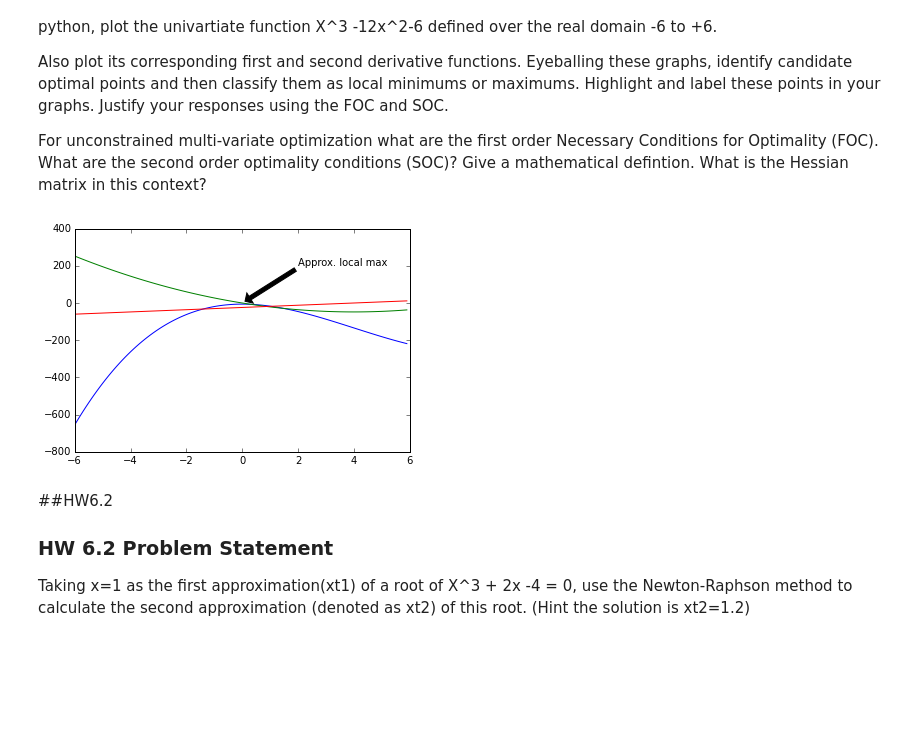
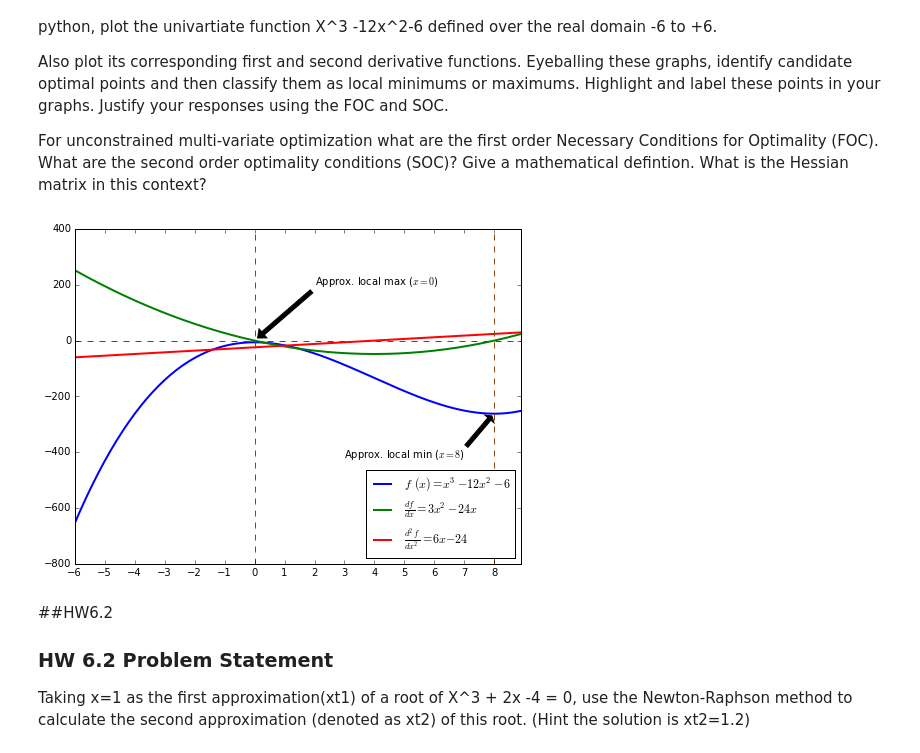
Before and after one commit to nickhamlin/mids_261_homework, a Jupyter notebook: HW6/MIDS-W261-2015-HWK-Week06-Hamlin-Thomas-Baek-Danish.ipynb, the cells around one changed output. Cells and saved outputs as stored; diff of their text form; code cells hidden in the pictures; blank space fills up the shorter version.

Commit message:
Adding Tigi's awesome plot

```diff
--- a/HW6/MIDS-W261-2015-HWK-Week06-Hamlin-Thomas-Baek-Danish.ipynb
+++ b/HW6/MIDS-W261-2015-HWK-Week06-Hamlin-Thomas-Baek-Danish.ipynb
@@ -44,36 +44,44 @@ Also plot its corresponding first and second derivative functions. Eyeballing th
 
 For unconstrained multi-variate optimization what are the first order  Necessary Conditions for Optimality (FOC).  What are the second order optimality conditions (SOC)? Give a mathematical defintion. What is the Hessian matrix in this context?
 # %%
-import numpy as np
-import pylab as plt
-
 def f(x):
     """The function in question"""
     return x**3-12*x**2-6
 
 def dev1f(x):
     """The first derivative of our function"""
     return 3*x**2-24*x
 
 def dev2f(x):
     """The second derivative of our function"""
     return 6*x-24
 
-x=np.arange(-6,6,.1)
+x=np.arange(-6,9,.1)
 y0=f(x)
 y1=dev1f(x)
 y2=dev2f(x)
 
-plt.plot(x,y0)
-plt.plot(x,y1)
-plt.plot(x,y2)
+fg = plt.figure(figsize=(8,6))
+plt.xticks(np.arange(min(x), max(x)+1, 1.0))
+plt.plot(x,y0, color="blue", label='$f\,(x)=x^3-12x^2-6$', linewidth = 2.0)
+plt.plot(x,y1, color="green", label='$\\frac{df}{dx} = 3x^2-24x$', linewidth = 2.0)
+plt.plot(x,y2, color="red", label='$\\frac{d^2f}{dx^2} = 6x-24$', linewidth = 2.0)
 
-plt.annotate('Approx. local max', xy=(0, 0), xytext=(2, 200),
+plt.legend(loc='lower right')
+
+plt.axhline(0, color ="red", ls = '--', )
+
+plt.axvline(0, color ="saddlebrown", ls = '--')
+plt.axvline(8, color = "saddlebrown", ls = '--')
+plt.annotate('Approx. local max ($x=0$)', xy=(0, 0), xytext=(2, 200),
             arrowprops=dict(facecolor='black', shrink=0.05),
             )
+plt.annotate('Approx. local min ($x=8$)', xy=(7.97, -264), xytext=(3, -420),
+    arrowprops=dict(facecolor='black', shrink=0.05),
+    )
 plt.show()
 # %% [output]
-[figure, old version]
+[figure, new version]
 # %% [markdown]
 ##HW6.2
 
```
